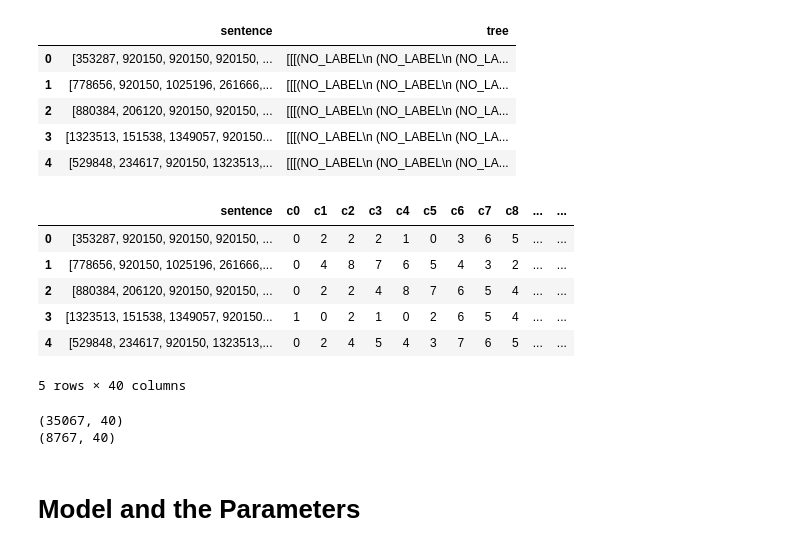
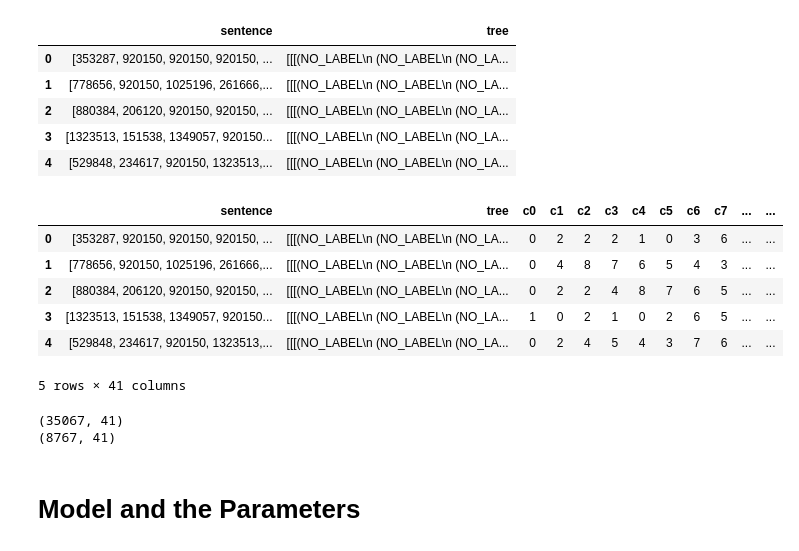
Before and after one commit to Kandy16/constituency-parsing, a Jupyter notebook: primitive-constituency-parsing-batching.ipynb, the cells around one changed output. Cells and saved outputs as stored; diff of their text form; code cells hidden in the pictures.

```diff
--- a/primitive-constituency-parsing-batching.ipynb
+++ b/primitive-constituency-parsing-batching.ipynb
@@ -150,49 +154,49 @@ def convert_tree(tree, leaves, input_list):
     leftIndex = convert_tree(tree[0], leaves, input_list)
     rightIndex = convert_tree(tree[1], leaves, input_list)
     input_list.append(leftIndex)
     return leftIndex
 
 def convert_trees(tree):
     tree_combination= []
     tree_leaves = tree.leaves()
     convert_tree(tree, tree_leaves, tree_combination)
 
     # the indexes obtained for forming the tree assumes the size of the leaves is unchanged.
     # But everytime when a subtree is formed two nodes are merged together and hence size reduces
 
     # the below code is to make sure the index is updated as according to where the merge happened
     # all the indexes which are right to where the merge happened has to get subtracted by 1
     # because of removal of a node
 
     for i in range(len(tree_combination)-1):
         for j in range(i+1, len(tree_combination)):
             if(tree_combination[j] > tree_combination[i]):
                 tree_combination[j] = tree_combination[j] - 1
     return np.array(tree_combination)
 
 columnList = []
 for i in range(MAX_WORD_COUNT-1):
     columnList.append('c'+str(i))
 #get the list of indexes and store it in column 'c'. Afterwards break the 'c' to MAX_WORD_COUNT-1 columns
 treeDataframe_num['c'] = treeDataframe_num['tree'].apply(convert_trees)
-treeDataframe_num[columnList] = pd.DataFrame(treeDataframe_num.c.values.tolist(), index= treeDataframe_num.index)
-treeDataframe_num.drop(columns=['tree', 'c'], inplace=True)
+treeDataframe_num[columnList] = pd.DataFrame(treeDataframe_num.c.values.tolist(), index= treeDataframe_num.index, dtype=np.int32)
+treeDataframe_num.drop(columns=['c'], inplace=True)
 treeDataframe_num.head()
 # %% [output]
-|  | sentence | c0 | c1 | c2 | c3 | c4 | c5 | c6 | c7 | c8 | ... | ... |
-| 0 | [353287, 920150, 920150, 920150, ... | 0 | 2 | 2 | 2 | 1 | 0 | 3 | 6 | 5 | ... | ... |
-| 1 | [778656, 920150, 1025196, 261666,... | 0 | 4 | 8 | 7 | 6 | 5 | 4 | 3 | 2 | ... | ... |
-| 2 | [880384, 206120, 920150, 920150, ... | 0 | 2 | 2 | 4 | 8 | 7 | 6 | 5 | 4 | ... | ... |
-| 3 | [1323513, 151538, 1349057, 920150... | 1 | 0 | 2 | 1 | 0 | 2 | 6 | 5 | 4 | ... | ... |
-| 4 | [529848, 234617, 920150, 1323513,... | 0 | 2 | 4 | 5 | 4 | 3 | 7 | 6 | 5 | ... | ... |
+|  | sentence | tree | c0 | c1 | c2 | c3 | c4 | c5 | c6 | c7 | ... | ... |
+| 0 | [353287, 920150, 920150, 920150, ... | [[[(NO_LABEL\n (NO_LABEL\n (NO_LA... | 0 | 2 | 2 | 2 | 1 | 0 | 3 | 6 | ... | ... |
+| 1 | [778656, 920150, 1025196, 261666,... | [[[(NO_LABEL\n (NO_LABEL\n (NO_LA... | 0 | 4 | 8 | 7 | 6 | 5 | 4 | 3 | ... | ... |
+| 2 | [880384, 206120, 920150, 920150, ... | [[[(NO_LABEL\n (NO_LABEL\n (NO_LA... | 0 | 2 | 2 | 4 | 8 | 7 | 6 | 5 | ... | ... |
+| 3 | [1323513, 151538, 1349057, 920150... | [[[(NO_LABEL\n (NO_LABEL\n (NO_LA... | 1 | 0 | 2 | 1 | 0 | 2 | 6 | 5 | ... | ... |
+| 4 | [529848, 234617, 920150, 1323513,... | [[[(NO_LABEL\n (NO_LABEL\n (NO_LA... | 0 | 2 | 4 | 5 | 4 | 3 | 7 | 6 | ... | ... |
-5 rows × 40 columns
+5 rows × 41 columns
 # %%
 treeDF_train, treeDF_test = sklearn.model_selection.train_test_split(treeDataframe_num, test_size=0.2)
 print(treeDF_train.shape)
 print(treeDF_test.shape)
 # %% [output]
-(35067, 40)
-(8767, 40)
+(35067, 41)
+(8767, 41)
 # %%
 #treeDF_train = treeDataframe_num.iloc[treeDataframe_num.shape[0]-50:treeDataframe_num.shape[0]]
 #treeDF_test = treeDataframe_num.iloc[0:treeDataframe_num.shape[0]-50]
```
Also changed, not shown: parts of 7 cells of this notebook.
